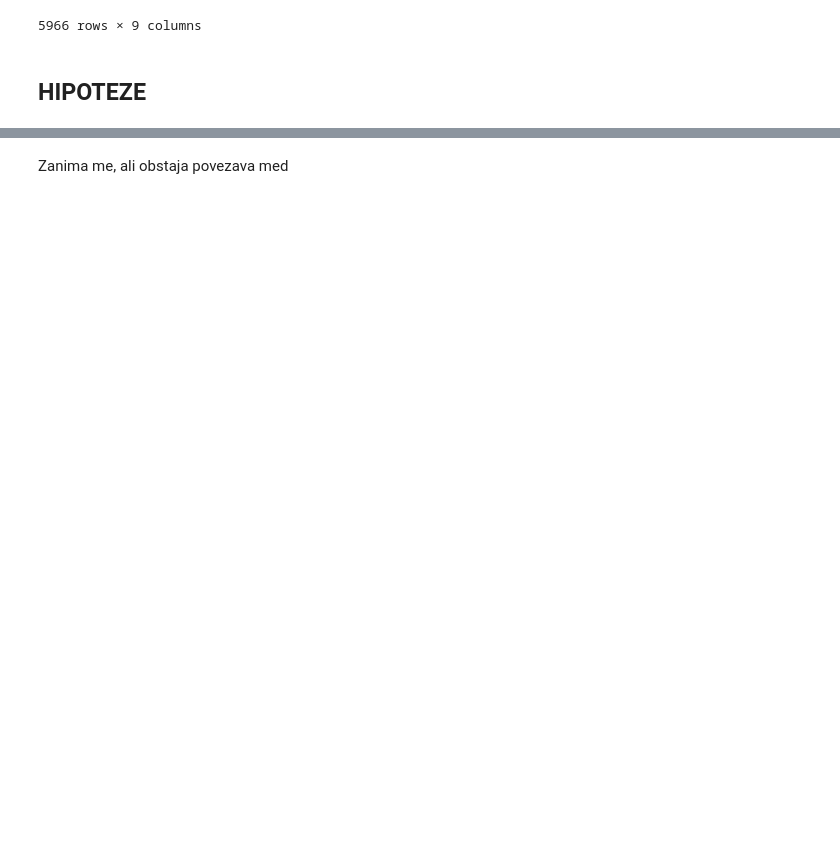
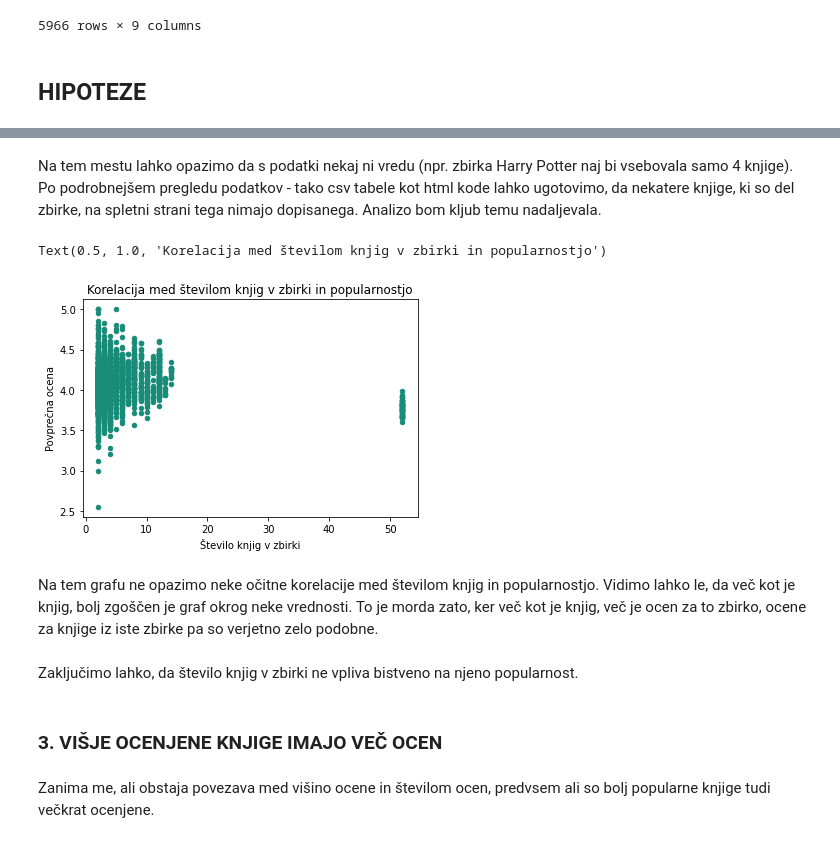
Before and after one commit to Maja-Farazin/Analiza-knjig, a Jupyter notebook: Analiza_knjig.ipynb, the cells around one changed output, grey strips where cells are left out. Drawn from its saved outputs; the diff is of its cells as text; code cells hidden in the pictures; blank space fills up the shorter version.

```diff
--- a/Analiza_knjig.ipynb
+++ b/Analiza_knjig.ipynb
@@ -93,0 +184,7 @@ Pogledati želim, ali so knjige, ki so del neke zbirke bolj popularne od knjig,
+# %%
+stevilo_elementov = v_zbirki.groupby('zbirka').count()
+dodano_st_knjig_v_zbirki = pd.merge(v_zbirki, stevilo_elementov['zap_st_knjige_v_zbirki'], on='zbirka')
+dodano_st_knjig_v_zbirki = dodano_st_knjig_v_zbirki.rename(columns={'zap_st_knjige_v_zbirki_x': 'zap_st_knjige_v_zbirki', 'zap_st_knjige_v_zbirki_y': 'st_knjig_v_zbirki'})
+vec_knjig = dodano_st_knjig_v_zbirki['st_knjig_v_zbirki'] > 1
+vecje_zbirke = dodano_st_knjig_v_zbirki[vec_knjig]
+vecje_zbirke
@@ -94,2 +205,16 @@ Pogledati želim, ali so knjige, ki so del neke zbirke bolj popularne od knjig,
+# %% [markdown]
+Na tem mestu lahko opazimo da s podatki nekaj ni vredu (npr. zbirka Harry Potter naj bi vsebovala samo 4 knjige). Po podrobnejšem pregledu podatkov - tako csv tabele kot html kode lahko ugotovimo, da nekatere knjige, ki so del zbirke, na spletni strani tega nimajo dopisanega. Analizo bom kljub temu nadaljevala.
+# %%
+vecje_zbirke.plot.scatter(x='st_knjig_v_zbirki', y='povp_ocena', color='#188c79', xlabel='Število knjig v zbirki', ylabel='Povprečna ocena')
+plt.title('Korelacija med številom knjig v zbirki in popularnostjo')
+# %% [output]
+Text(0.5, 1.0, 'Korelacija med številom knjig v zbirki in popularnostjo')
+[figure, added]
+# %% [markdown]
+Na tem grafu ne opazimo neke očitne korelacije med številom knjig in popularnostjo. Vidimo lahko le, da več kot je knjig, bolj zgoščen je graf okrog neke vrednosti. To je morda zato, ker več kot je knjig, več je ocen za to zbirko, ocene za knjige iz iste zbirke pa so verjetno zelo podobne.
+# %% [markdown]
+Zaključimo lahko, da število knjig v zbirki ne vpliva bistveno na njeno popularnost.
+# %% [markdown]
+### 3. VIŠJE OCENJENE KNJIGE IMAJO VEČ OCEN
 # %% [markdown]
-Zanima me, ali obstaja povezava med
+Zanima me, ali obstaja povezava med višino ocene in številom ocen, predvsem ali so bolj popularne knjige tudi večkrat ocenjene.
```
Also changed, not shown: parts of 27 cells of this notebook.
